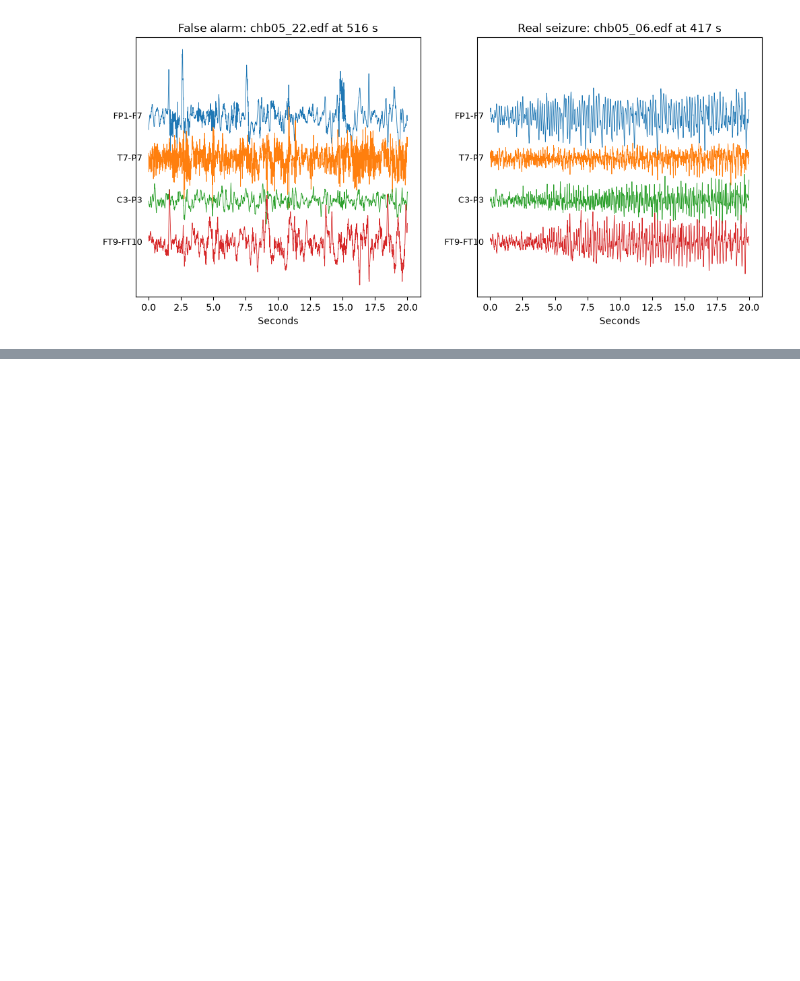
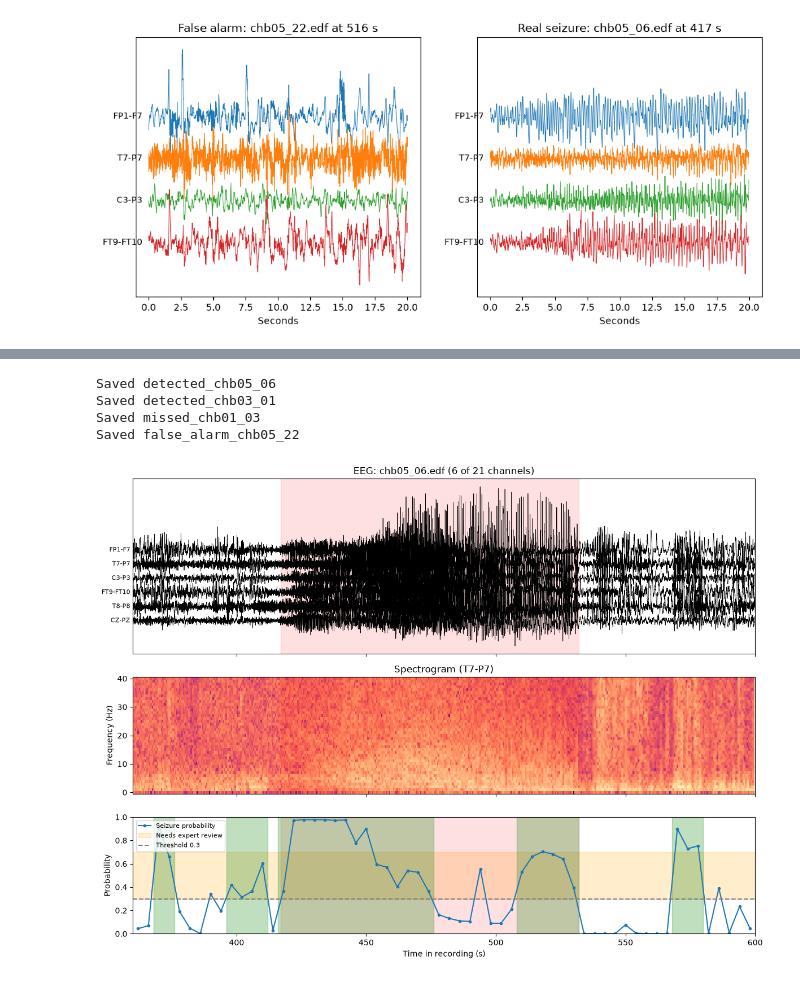
Before and after one commit to shrutihishruti1/neurosignal-ai, a Jupyter notebook: notebooks/01_pipeline.ipynb, the cells around one changed output, grey strips where cells are left out. Drawn from its saved outputs; the diff is of its cells as text; code cells hidden in the pictures; blank space fills up the shorter version.

Commit message:
Add demo figure and sample clips

```diff
--- a/notebooks/01_pipeline.ipynb
+++ b/notebooks/01_pipeline.ipynb
@@ -375,0 +380,25 @@ plt.show()
+# %%
+from src.demo import export_clip, load_clip, demo_figure
+
+# (name, file, clip start s, clip length s): chosen around known events
+clips = [
+    ("detected_chb05_06", "chb05_06.edf", 360, 240),
+    ("detected_chb03_01", "chb03_01.edf", 300, 180),
+    ("missed_chb01_03", "chb01_03.edf", 2940, 180),
+    ("false_alarm_chb05_22", "chb05_22.edf", 456, 180),
+]
+for name, file_name, t0, duration in clips:
+    export_clip(name, file_name, t0, duration, pred_cal, labels)
+    print("Saved", name)
+# %% [output]
+Saved detected_chb05_06
+Saved detected_chb03_01
+Saved missed_chb01_03
+Saved false_alarm_chb05_22
+# %%
+clip = load_clip(config.SAMPLE_DIR / "detected_chb05_06.npz")
+fig = demo_figure(clip, threshold=0.3)
+fig.savefig(config.DOCS_DIR / "demo_timeline.png", dpi=120, bbox_inches="tight")
+plt.show()
+# %% [output]
+[figure, added]
```
Also changed, not shown: parts of 1 cell of this notebook, 6 other files.
